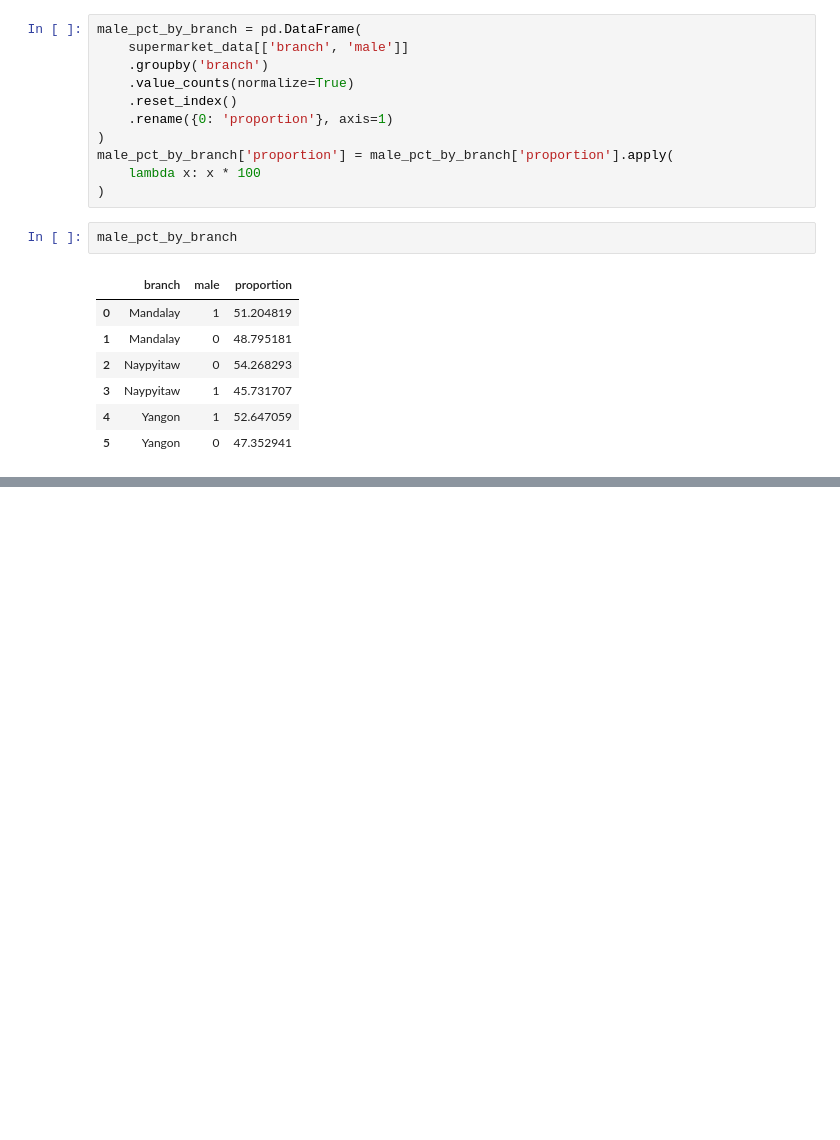
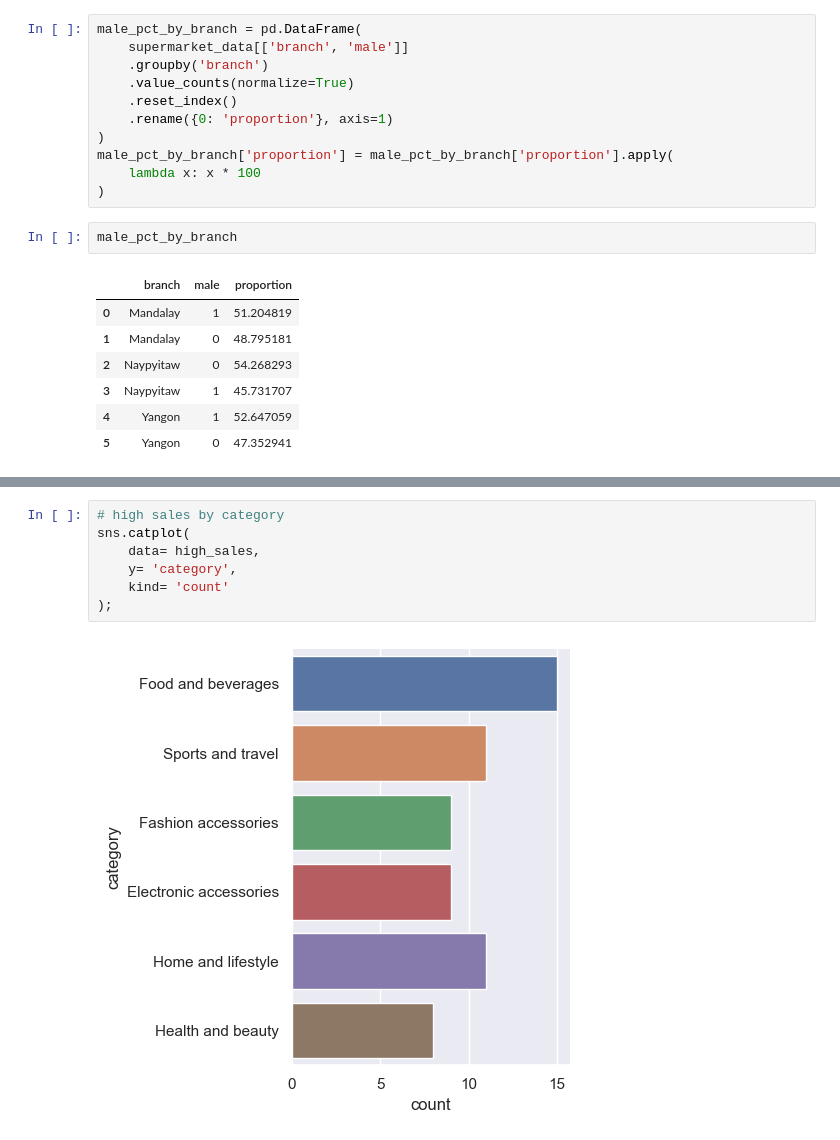
Before and after one commit to zdravoj/data-science-foundations, a Jupyter notebook: Supermarket_Sales/Supermarket_sales_analysis.ipynb, the cells around one changed output, grey strips where cells are left out. Saved outputs shown, nothing was run; the diff lists cells and outputs as text; blank space fills up the shorter version.

```diff
--- a/Supermarket_Sales/Supermarket_sales_analysis.ipynb
+++ b/Supermarket_Sales/Supermarket_sales_analysis.ipynb
@@ -264,0 +297,9 @@ sns.catplot(
+# %%
+# high sales by category
+sns.catplot(
+    data= high_sales,
+    y= 'category',
+    kind= 'count'
+);
+# %% [output]
+[figure, added]
```
Also changed, not shown: parts of 27 cells of this notebook.
